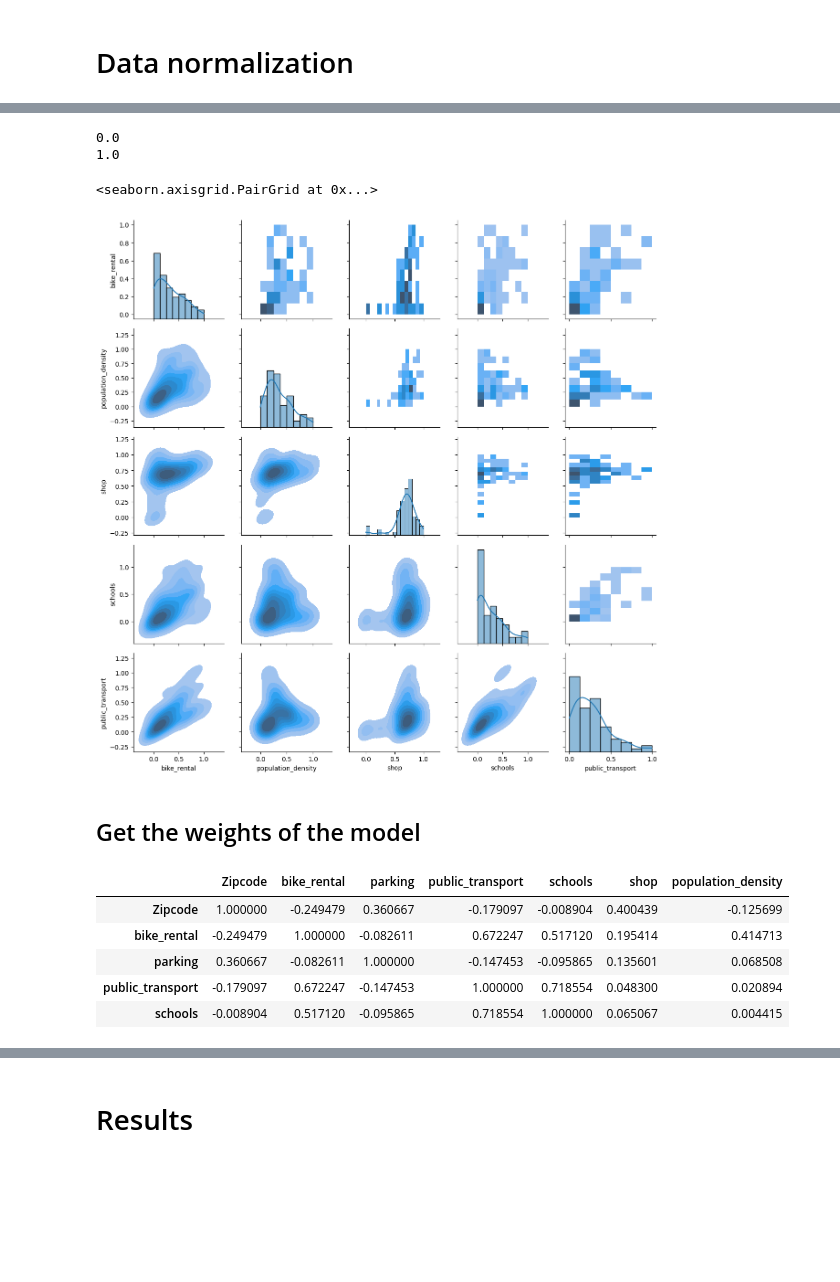
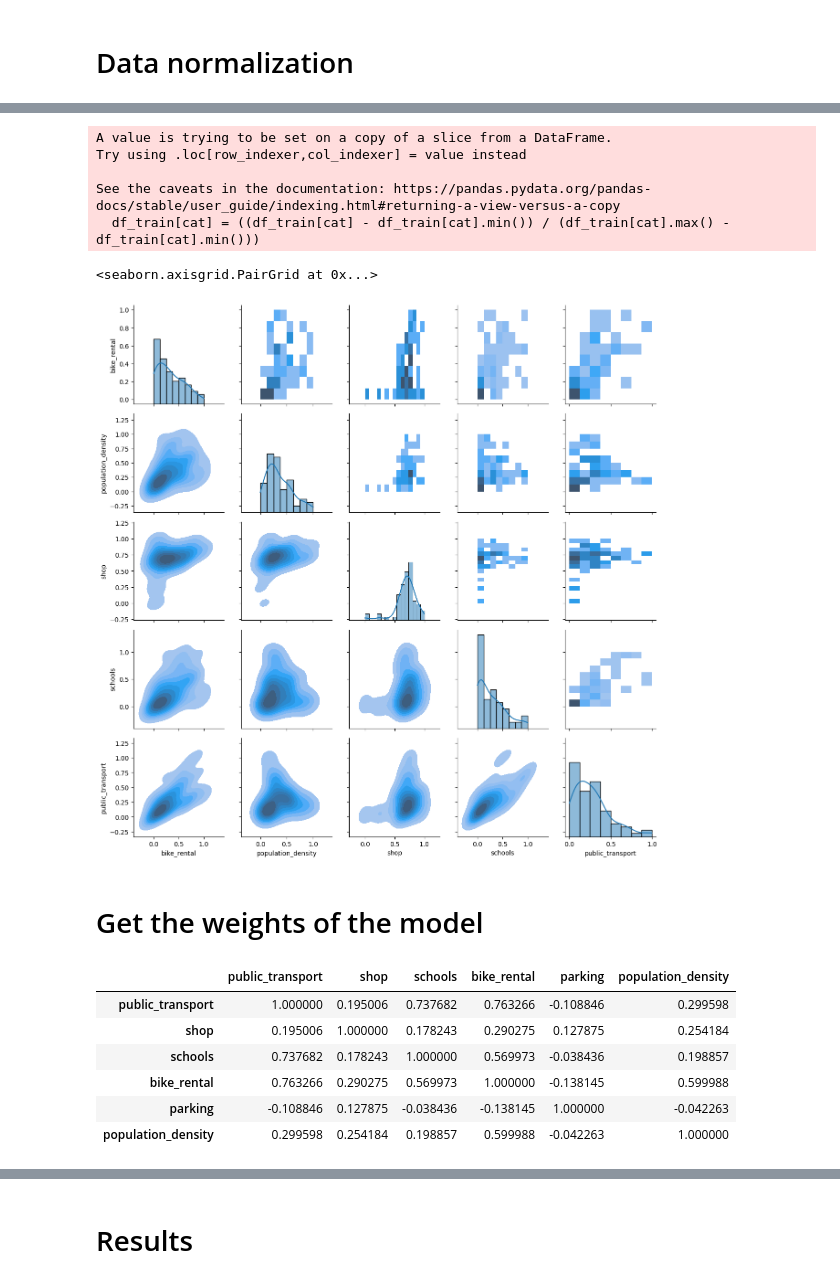
Before and after one commit to JettChenT/MathematicalModeling, a Jupyter notebook: Mock/2010/model.ipynb, the cells around one changed output, grey strips where cells are left out. Drawn from its saved outputs; the diff is of its cells as text; code cells hidden in the pictures; blank space fills up the shorter version.

Commit message:
Enlarge Data

```diff
--- a/Mock/2010/model.ipynb
+++ b/Mock/2010/model.ipynb
@@ -30,31 +30,33 @@ sns.displot(df_norm, x='shop')
 # %%
-# Scaling normalization
+df_train = df_norm[df_norm['bike_rental']>0]
 for cat in numerical_cat:
     df_norm[cat] = (df_norm[cat] - df_norm[cat].min()) / (df_norm[cat].max() - df_norm[cat].min())
+    df_train[cat] = ((df_train[cat] - df_train[cat].min()) / (df_train[cat].max() - df_train[cat].min()))
+# %% [output]
+A value is trying to be set on a copy of a slice from a DataFrame.
+Try using .loc[row_indexer,col_indexer] = value instead
+
+See the caveats in the documentation: https://pandas.pydata.org/pandas-docs/stable/user_guide/indexing.html#returning-a-view-versus-a-copy
+  df_train[cat] = ((df_train[cat] - df_train[cat].min()) / (df_train[cat].max() - df_train[cat].min()))
-# %%
-print(df_norm['shop'].min())
-print(df_norm['shop'].max())
-# %% [output]
-0.0
-1.0
 # %%
-g = sns.PairGrid(df_norm[['bike_rental', 'population_density', 'shop', 'schools', 'public_transport']])
+g = sns.PairGrid(df_train[['bike_rental', 'population_density', 'shop', 'schools', 'public_transport']])
 g.map_upper(sns.histplot)
 g.map_lower(sns.kdeplot, fill=True)
 g.map_diag(sns.histplot, kde=True)
 # %% [output]
 <seaborn.axisgrid.PairGrid at 0x...>
-[figure, old version]
+[figure, new version]
 # %% [markdown]
-## Get the weights of the model
+# Get the weights of the model
 # %%
 correlation = data.corr()
-correlation.head()
+correlation
 # %% [output]
-|  | Zipcode | bike_rental | parking | public_transport | schools | shop | population_density |
-| Zipcode | 1.000000 | -0.249479 | 0.360667 | -0.179097 | -0.008904 | 0.400439 | -0.125699 |
-| bike_rental | -0.249479 | 1.000000 | -0.082611 | 0.672247 | 0.517120 | 0.195414 | 0.414713 |
-| parking | 0.360667 | -0.082611 | 1.000000 | -0.147453 | -0.095865 | 0.135601 | 0.068508 |
-| public_transport | -0.179097 | 0.672247 | -0.147453 | 1.000000 | 0.718554 | 0.048300 | 0.020894 |
-| schools | -0.008904 | 0.517120 | -0.095865 | 0.718554 | 1.000000 | 0.065067 | 0.004415 |
+|  | public_transport | shop | schools | bike_rental | parking | population_density |
+| public_transport | 1.000000 | 0.195006 | 0.737682 | 0.763266 | -0.108846 | 0.299598 |
+| shop | 0.195006 | 1.000000 | 0.178243 | 0.290275 | 0.127875 | 0.254184 |
+| schools | 0.737682 | 0.178243 | 1.000000 | 0.569973 | -0.038436 | 0.198857 |
+| bike_rental | 0.763266 | 0.290275 | 0.569973 | 1.000000 | -0.138145 | 0.599988 |
+| parking | -0.108846 | 0.127875 | -0.038436 | -0.138145 | 1.000000 | -0.042263 |
+| population_density | 0.299598 | 0.254184 | 0.198857 | 0.599988 | -0.042263 | 1.000000 |
 # %%
```
Also changed, not shown: parts of 17 cells of this notebook, 6 other files.
